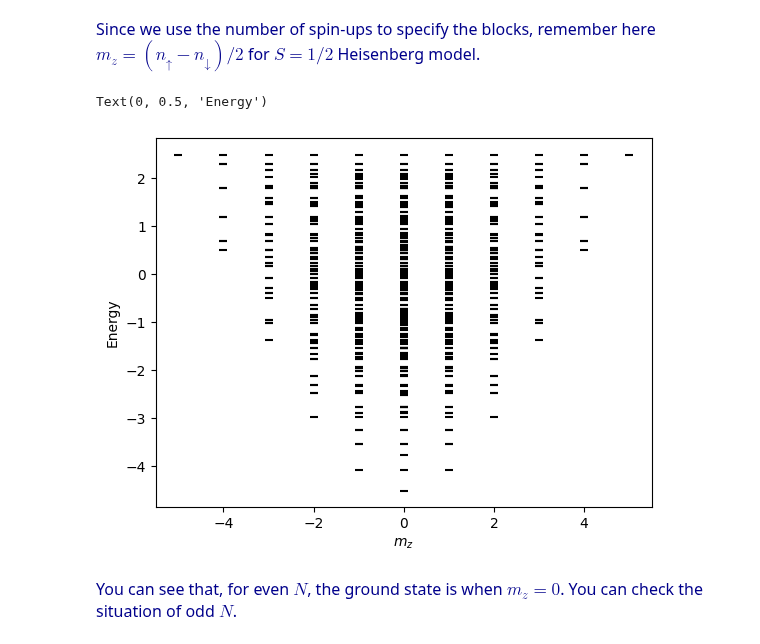
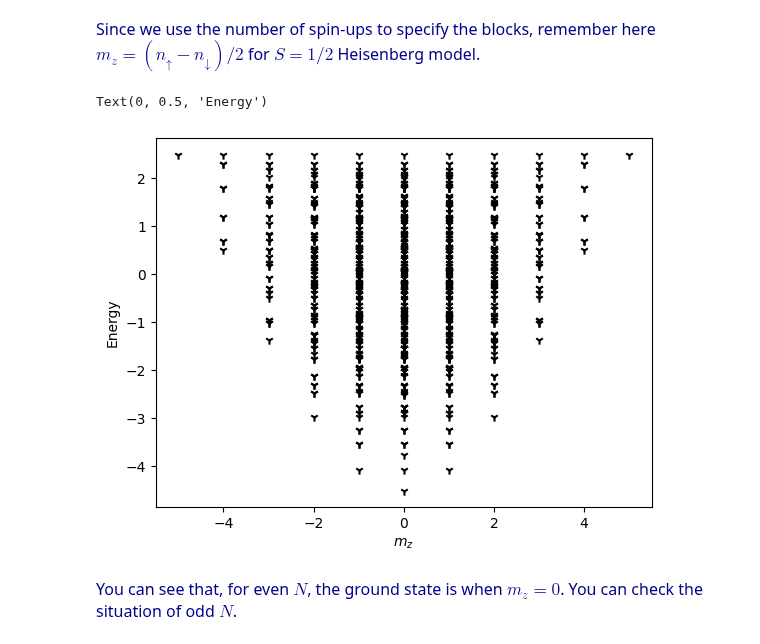
Before and after one commit to DavidGoing/computationalphysics_HKU2023, a Jupyter notebook: ED/ED_Heisenberg_2_symmetries.ipynb, the cells around one changed output. Drawn from its saved outputs; the diff is of its cells as text; code cells hidden in the pictures.

```diff
--- a/ED/ED_Heisenberg_2_symmetries.ipynb
+++ b/ED/ED_Heisenberg_2_symmetries.ipynb
@@ -82,12 +83,12 @@ array([-1.37938524, -1.01812425,  2.5       , -1.01812425, -0.95461157,
 <font  face=Times color=darkblue size=3 > Since we use the number of spin-ups to specify the blocks, remember here $m_z=(n_{\uparrow}-n_{\downarrow})/2$ for $S=1/2$ Heisenberg model.
 # %%
 for i in range(N+1):
-    plt.scatter([(i-(N-i))/2]*len(energy[i]),energy[i],marker='_',color='black')
+    plt.scatter([(i-(N-i))/2]*len(energy[i]),energy[i],marker='1',color='black')
 plt.xlabel('$m_z$')
 plt.ylabel('Energy')
 # %% [output]
 Text(0, 0.5, 'Energy')
-[figure, old version]
+[figure, new version]
 # %% [markdown]
 <font  face=Times color=darkblue size=3 > You can see that, for even $N$, the ground state is when $m_z=0$. You can check the situation of odd $N$.
 # %% [markdown]
```
Also changed, not shown: parts of 1 cell of this notebook.
